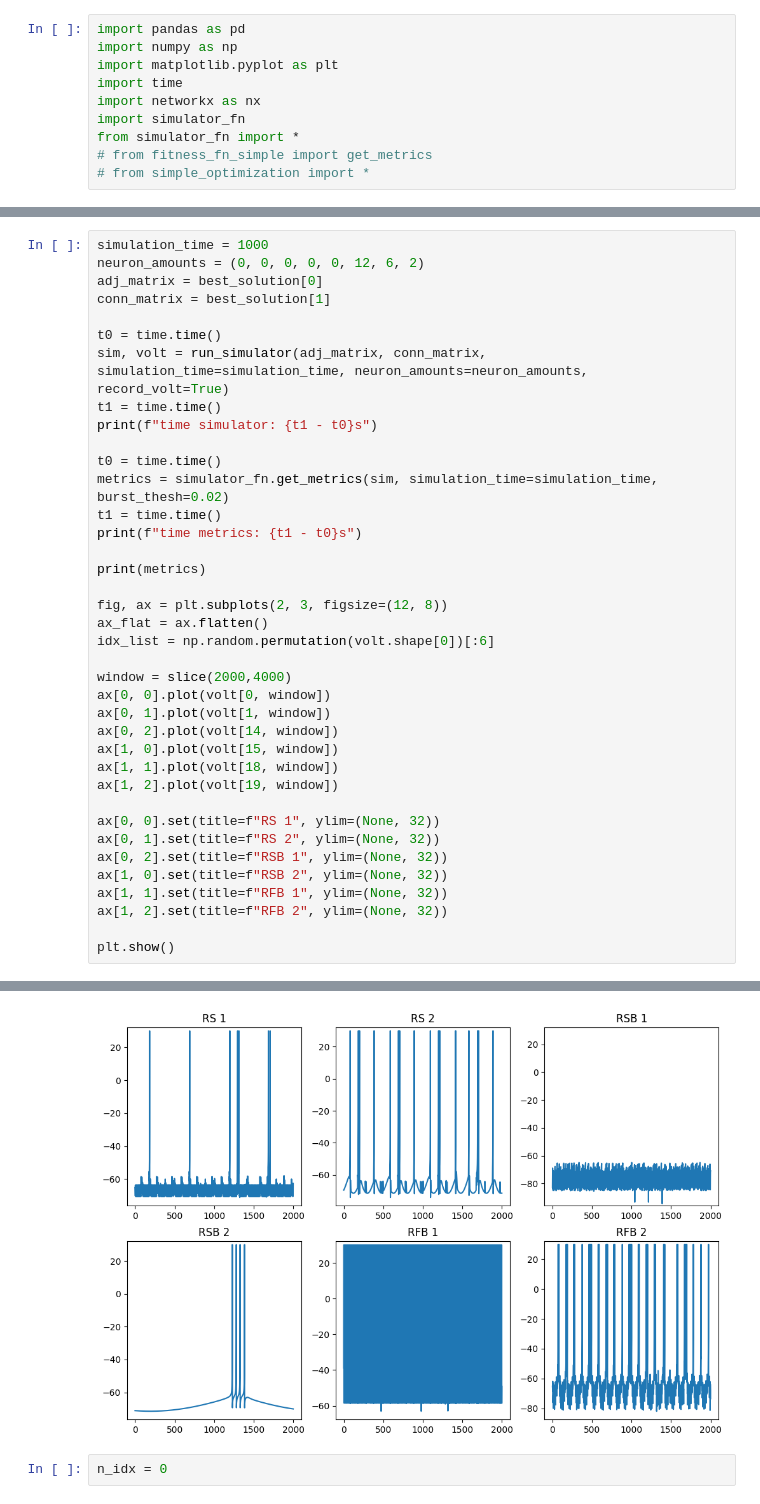
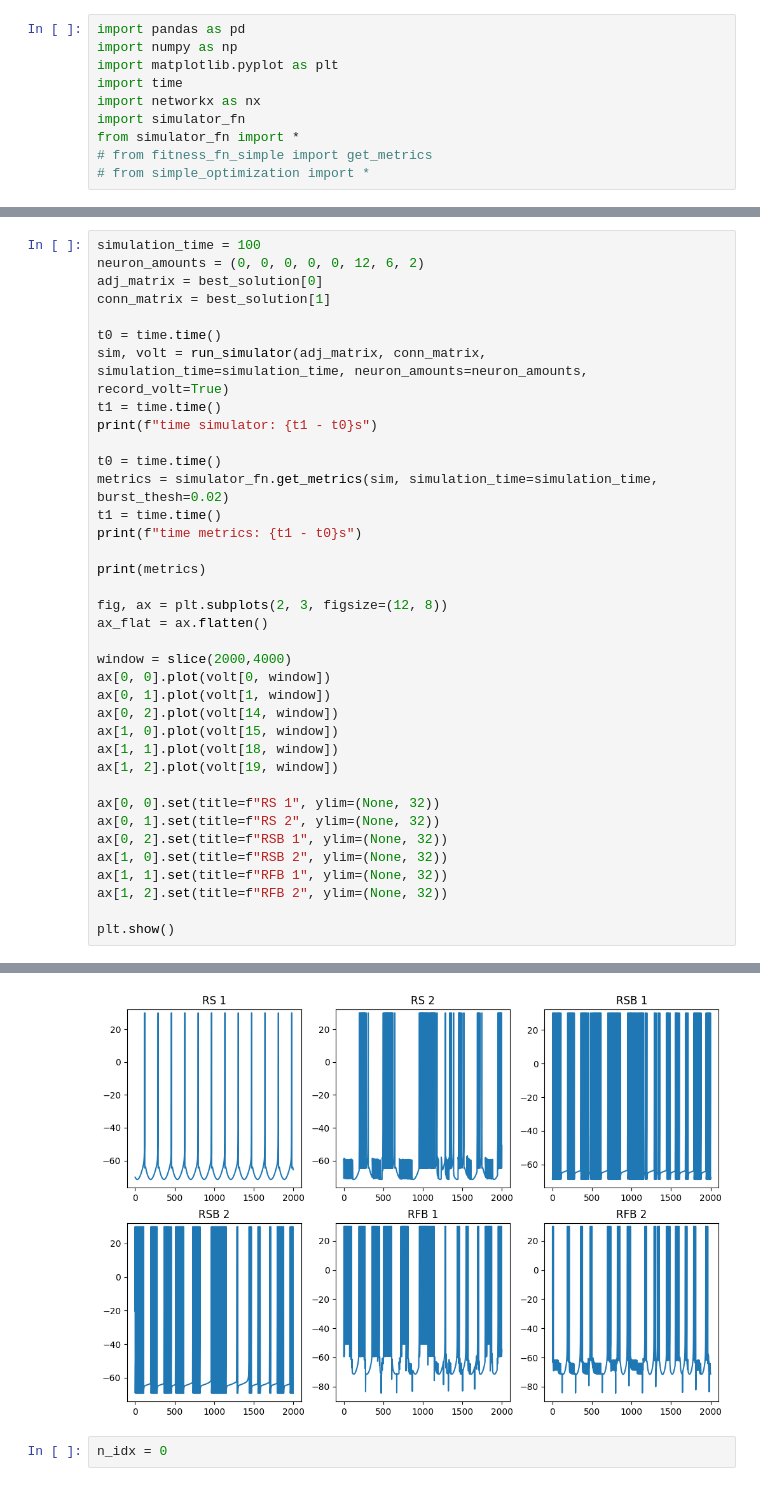
Before and after one commit to GheodeAI/neuron-circuit-simulator, a Jupyter notebook: result_analysis.ipynb, the cells around one changed output, grey strips where cells are left out. Cells and saved outputs as stored; diff of their text form.

```diff
--- a/result_analysis.ipynb
+++ b/result_analysis.ipynb
@@ -77,5 +75,5 @@ array([[ -8., -18., -13.,  13.,  13.,  13.,   8.,   8.,   8.,   3.,   3.,
 # %%
-simulation_time = 1000
+simulation_time = 100
 neuron_amounts = (0, 0, 0, 0, 0, 12, 6, 2)
 adj_matrix = best_solution[0]
 conn_matrix = best_solution[1]
@@ -94,7 +92,6 @@ print(metrics)
 
 fig, ax = plt.subplots(2, 3, figsize=(12, 8))
 ax_flat = ax.flatten()
-idx_list = np.random.permutation(volt.shape[0])[:6]
 
 window = slice(2000,4000)
 ax[0, 0].plot(volt[0, window])
@@ -119,4 +116,4 @@ time metrics: 0.20107769966125488s
-[figure, old version]
+[figure, new version]
 # %%
 n_idx = 0
 # %%
```
Also changed, not shown: parts of 16 cells of this notebook, 20 other files.
